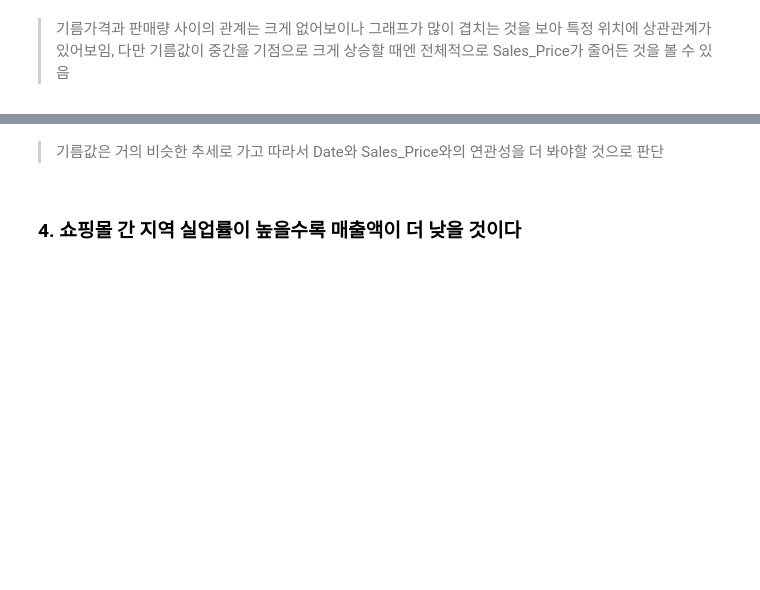
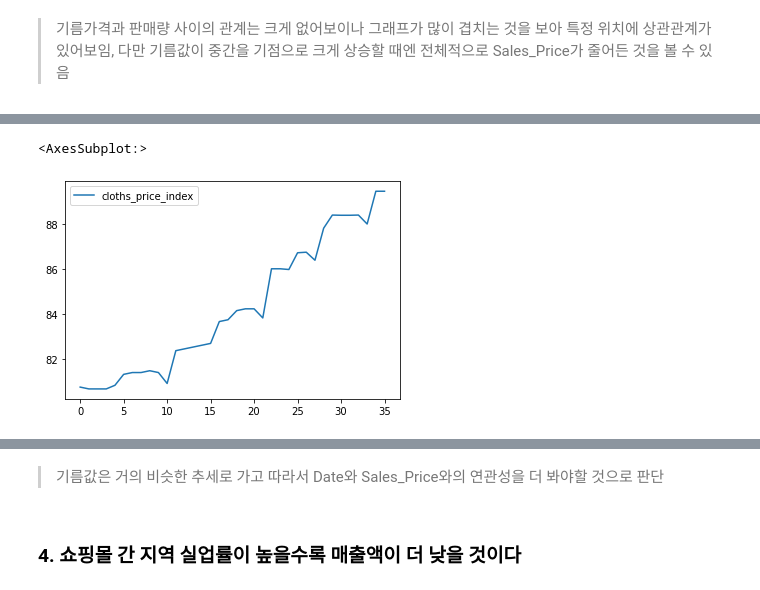
Before and after one commit to jsw6872/DataScience-ML-Spring, a Jupyter notebook: teamlabxinflearn/week_4/vizualization/assignment/sales_shopping_mall_branch.ipynb, the cells around one changed output, grey strips where cells are left out. Saved outputs shown, nothing was run; the diff lists cells and outputs as text; code cells hidden in the pictures; blank space fills up the shorter version.

```diff
--- a/teamlabxinflearn/week_4/vizualization/assignment/sales_shopping_mall_branch.ipynb
+++ b/teamlabxinflearn/week_4/vizualization/assignment/sales_shopping_mall_branch.ipynb
@@ -227,0 +259,10 @@ plt.show()
+# %%
+cloths_price_index_df = pd.read_csv('./data/소비자물가지수_27160010.csv')
+cloths_price_index_df = cloths_price_index_df.T
+cloths_price_index_df = cloths_price_index_df.drop(labels=['통계표', '계정항목', '단위', '가중치', '변환'], axis=0).reset_index()
+cloths_price_index_df = cloths_price_index_df.rename(columns={'index' : 'Month_Year', 0 : 'cloths_price_index'})
+cloths_price_index_df['Month_Year'] = cloths_price_index_df['Month_Year'].apply(lambda x: x.replace('/', '-'))
+cloths_price_index_df.plot()
+# %% [output]
+<AxesSubplot:>
+[figure, added]
```
Also changed, not shown: parts of 12 cells of this notebook.
